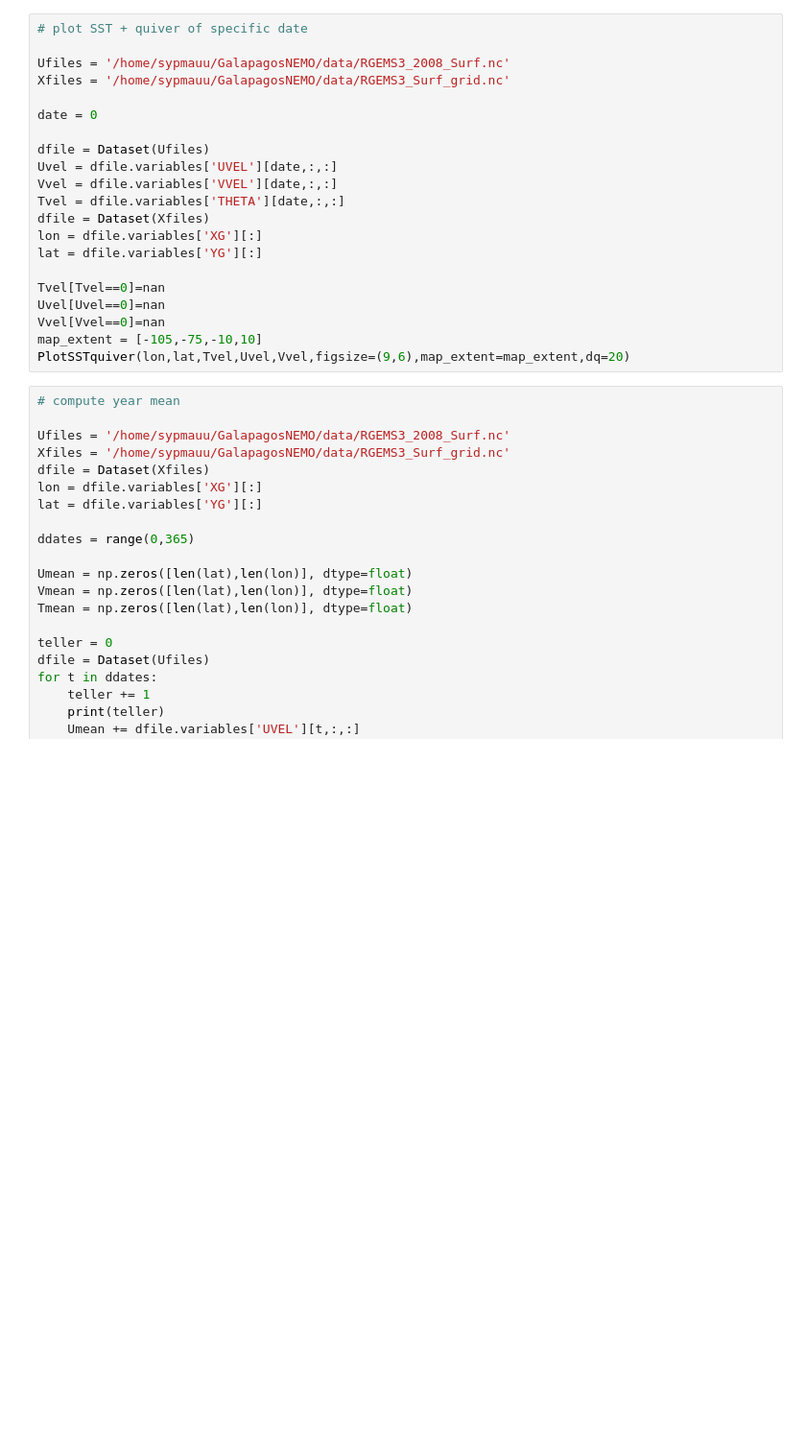
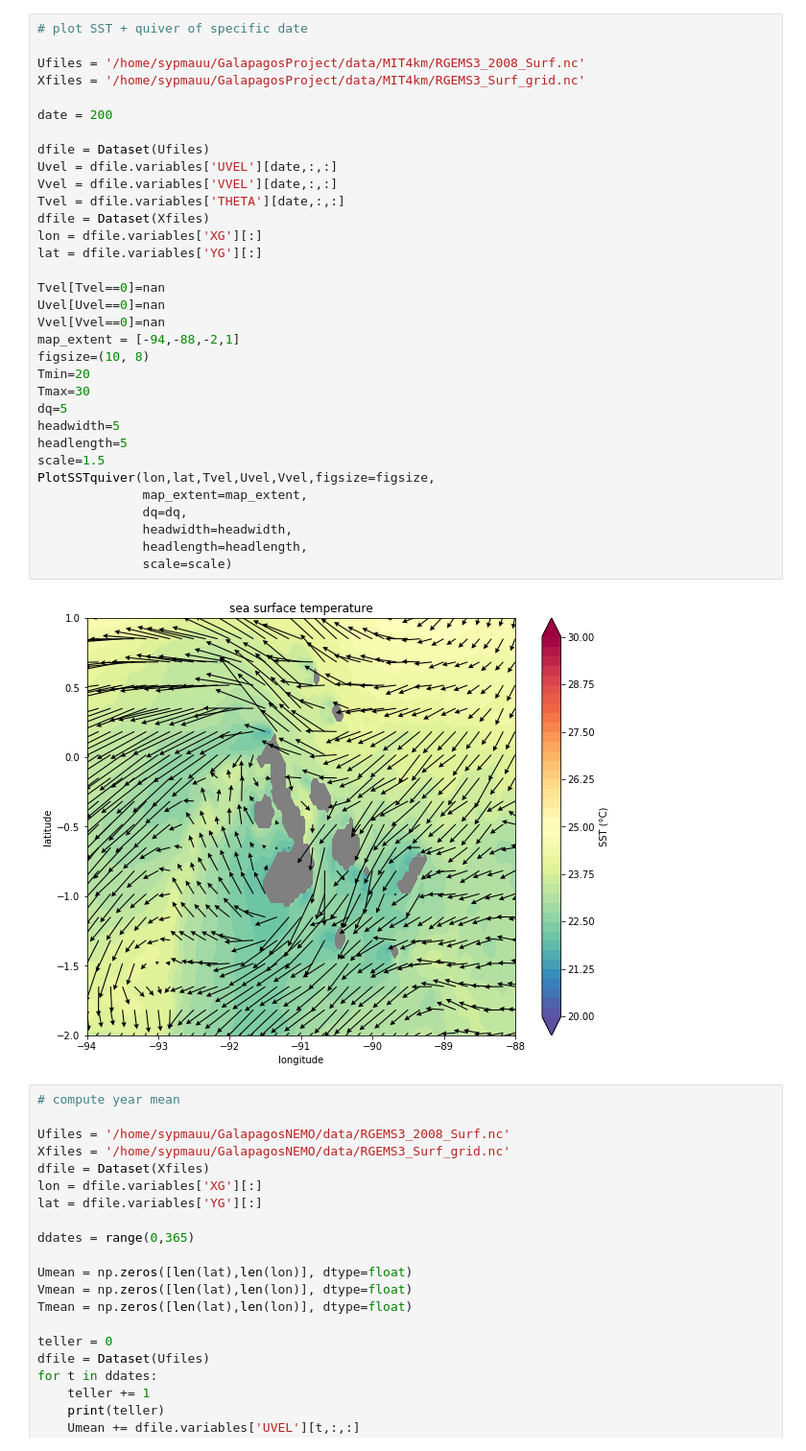
Before and after one commit to SLYpma/GalapagosProject, a Jupyter notebook: scripts/analysis/Fields_analysis_4km.ipynb, the cells around one changed output. Shown: that part at 96% size. Saved outputs shown, nothing was run; the diff lists cells and outputs as text; blank space fills up the shorter version.

```diff
--- a/scripts/analysis/Fields_analysis_4km.ipynb
+++ b/scripts/analysis/Fields_analysis_4km.ipynb
@@ -14,24 +16,38 @@ from ParticlePlotFunctions import *
 # %%
 # plot SST + quiver of specific date
 
-Ufiles = '/home/sypmauu/GalapagosNEMO/data/RGEMS3_2008_Surf.nc'
-Xfiles = '/home/sypmauu/GalapagosNEMO/data/RGEMS3_Surf_grid.nc'
+Ufiles = '/home/sypmauu/GalapagosProject/data/MIT4km/RGEMS3_2008_Surf.nc'
+Xfiles = '/home/sypmauu/GalapagosProject/data/MIT4km/RGEMS3_Surf_grid.nc'
 
-date = 0
+date = 200
 
 dfile = Dataset(Ufiles)
 Uvel = dfile.variables['UVEL'][date,:,:]
 Vvel = dfile.variables['VVEL'][date,:,:]
 Tvel = dfile.variables['THETA'][date,:,:]
 dfile = Dataset(Xfiles)
 lon = dfile.variables['XG'][:]
 lat = dfile.variables['YG'][:]
 
 Tvel[Tvel==0]=nan
 Uvel[Uvel==0]=nan
 Vvel[Vvel==0]=nan
-map_extent = [-105,-75,-10,10]
-PlotSSTquiver(lon,lat,Tvel,Uvel,Vvel,figsize=(9,6),map_extent=map_extent,dq=20)
+map_extent = [-94,-88,-2,1]
+figsize=(10, 8)
+Tmin=20
+Tmax=30
+dq=5
+headwidth=5
+headlength=5
+scale=1.5
+PlotSSTquiver(lon,lat,Tvel,Uvel,Vvel,figsize=figsize,
+              map_extent=map_extent,
+              dq=dq,
+              headwidth=headwidth,
+              headlength=headlength,
+              scale=scale)
+# %% [output]
+[figure, added]
 # %%
 # compute year mean
 
```
Also changed, not shown: parts of 1 cell of this notebook, 13 other files.
